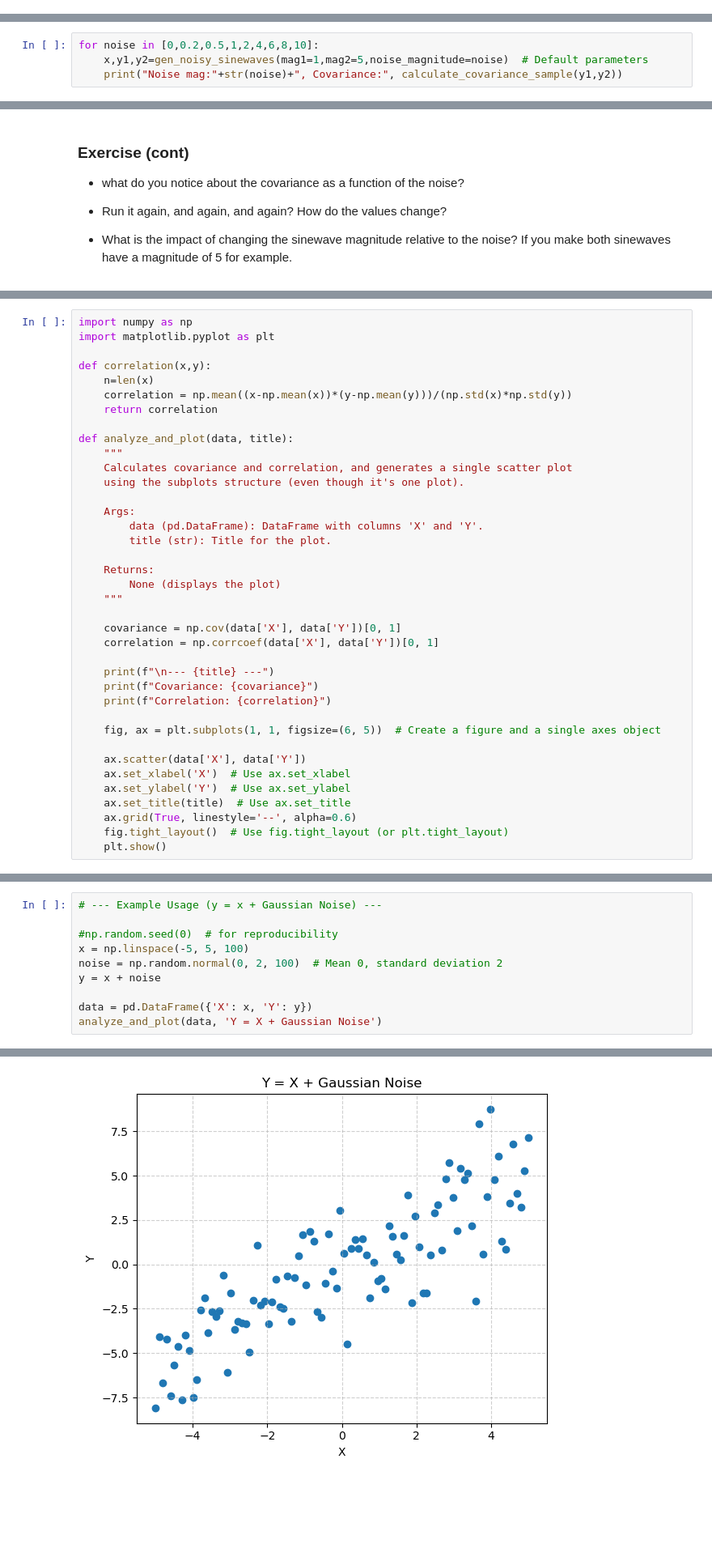
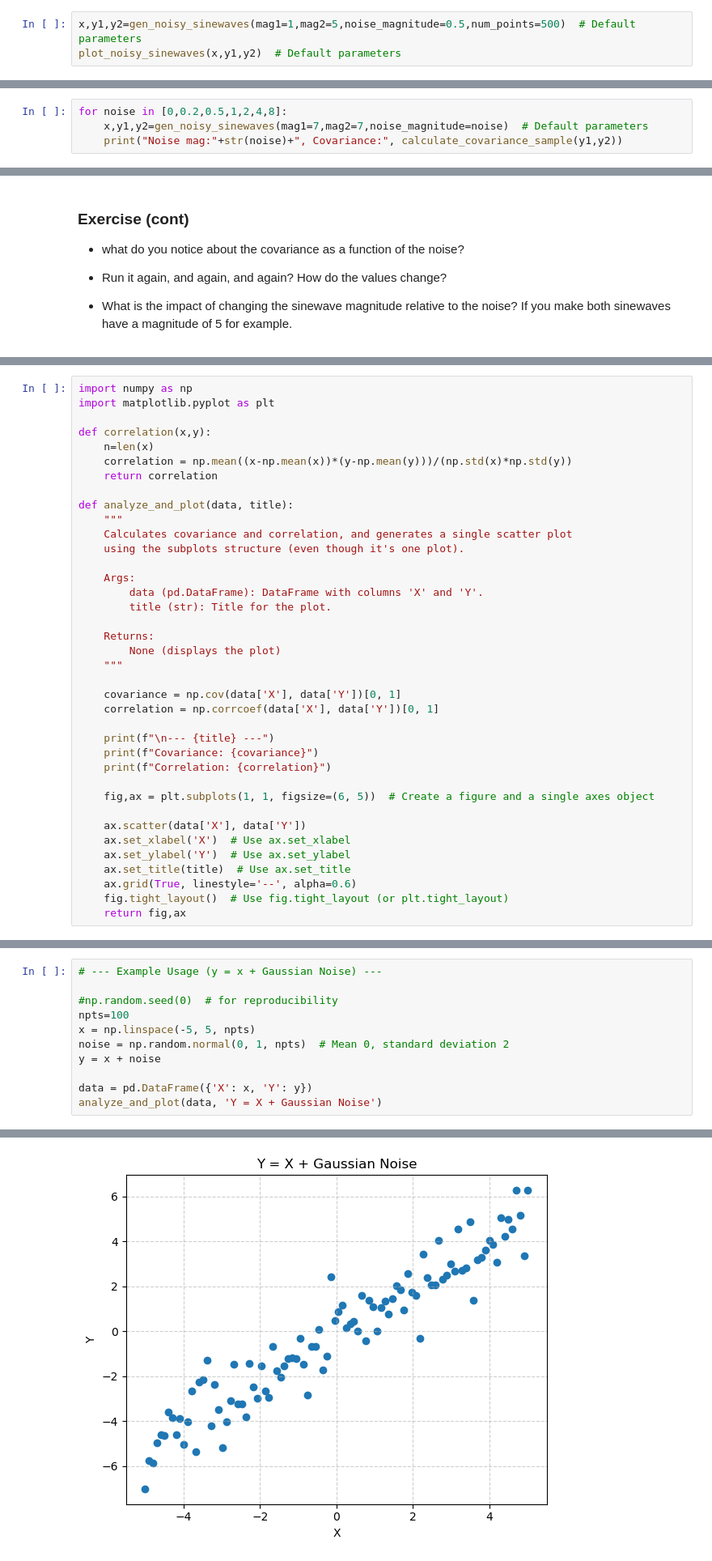
Before and after one commit to adriantompkins/climate-book, a Jupyter notebook: notebooks/climdata_correlation_covariance.ipynb, the cells around one changed output, grey strips where cells are left out. Shown at 81% size. Saved outputs shown, nothing was run; the diff lists cells and outputs as text; blank space fills up the shorter version.

```diff
--- a/notebooks/climdata_correlation_covariance.ipynb
+++ b/notebooks/climdata_correlation_covariance.ipynb
@@ -87,0 +80,3 @@ plot_noisy_sinewaves(x,y1,y2)  # Default parameters
+# %%
+x,y1,y2=gen_noisy_sinewaves(mag1=1,mag2=5,noise_magnitude=0.5,num_points=500)  # Default parameters
+plot_noisy_sinewaves(x,y1,y2)  # Default parameters
@@ -180,5 +178,5 @@ Object `covariance` not found.
 # %%
-for noise in [0,0.2,0.5,1,2,4,6,8,10]:
-    x,y1,y2=gen_noisy_sinewaves(mag1=1,mag2=5,noise_magnitude=noise)  # Default parameters
+for noise in [0,0.2,0.5,1,2,4,8]:
+    x,y1,y2=gen_noisy_sinewaves(mag1=7,mag2=7,noise_magnitude=noise)  # Default parameters
     print("Noise mag:"+str(noise)+", Covariance:", calculate_covariance_sample(y1,y2))
 # %% [output]
@@ -252,7 +248,7 @@ def analyze_and_plot(data, title):
     print(f"Covariance: {covariance}")
     print(f"Correlation: {correlation}")
 
-    fig, ax = plt.subplots(1, 1, figsize=(6, 5))  # Create a figure and a single axes object
+    fig,ax = plt.subplots(1, 1, figsize=(6, 5))  # Create a figure and a single axes object
 
     ax.scatter(data['X'], data['Y'])
     ax.set_xlabel('X')  # Use ax.set_xlabel
@@ -260,7 +256,7 @@ def analyze_and_plot(data, title):
     ax.set_title(title)  # Use ax.set_title
     ax.grid(True, linestyle='--', alpha=0.6)
     fig.tight_layout()  # Use fig.tight_layout (or plt.tight_layout)
-    plt.show()
+    return fig,ax
 # %%
 import pandas as pd
 
@@ -307,8 +305,9 @@ Correlation: 0.0
 # --- Example Usage (y = x + Gaussian Noise) ---
 
 #np.random.seed(0)  # for reproducibility
-x = np.linspace(-5, 5, 100)
-noise = np.random.normal(0, 2, 100)  # Mean 0, standard deviation 2
+npts=100
+x = np.linspace(-5, 5, npts)
+noise = np.random.normal(0, 1, npts)  # Mean 0, standard deviation 2
 y = x + noise
 
 data = pd.DataFrame({'X': x, 'Y': y})
@@ -320,4 +321,4 @@ Correlation: 0.8363270090606363
-[figure, old version]
+[figure, new version]
 # %% [markdown]
 ## exercise
 
```
Also changed, not shown: parts of 22 cells of this notebook, 2 other files.
